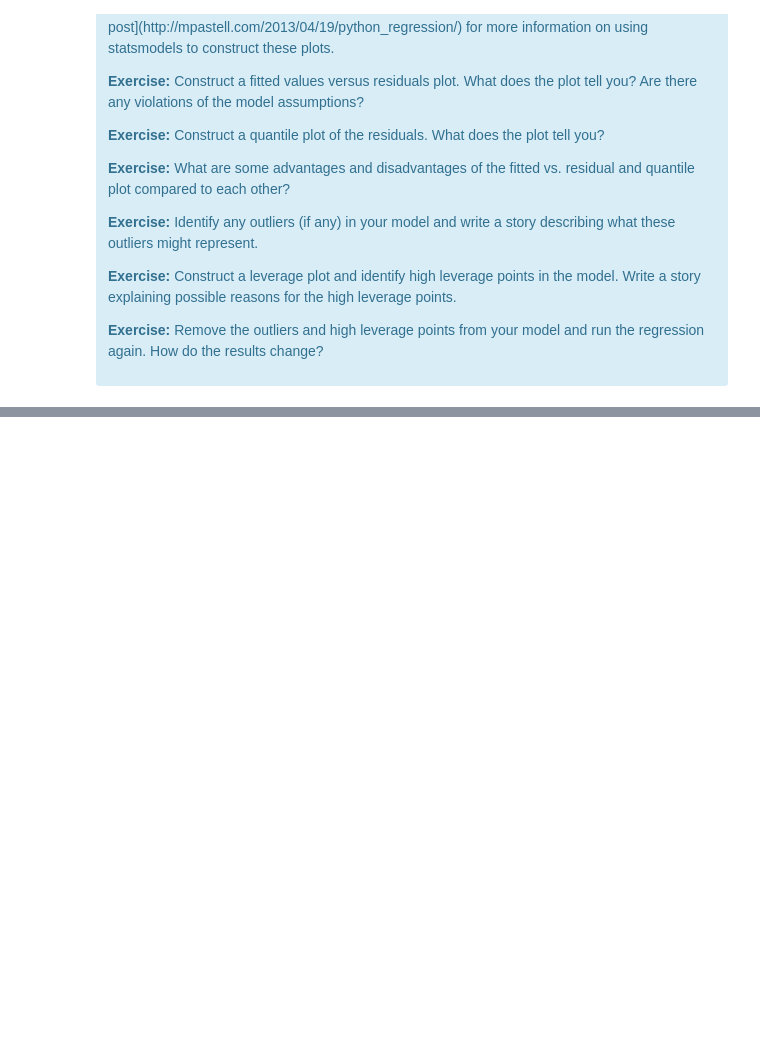
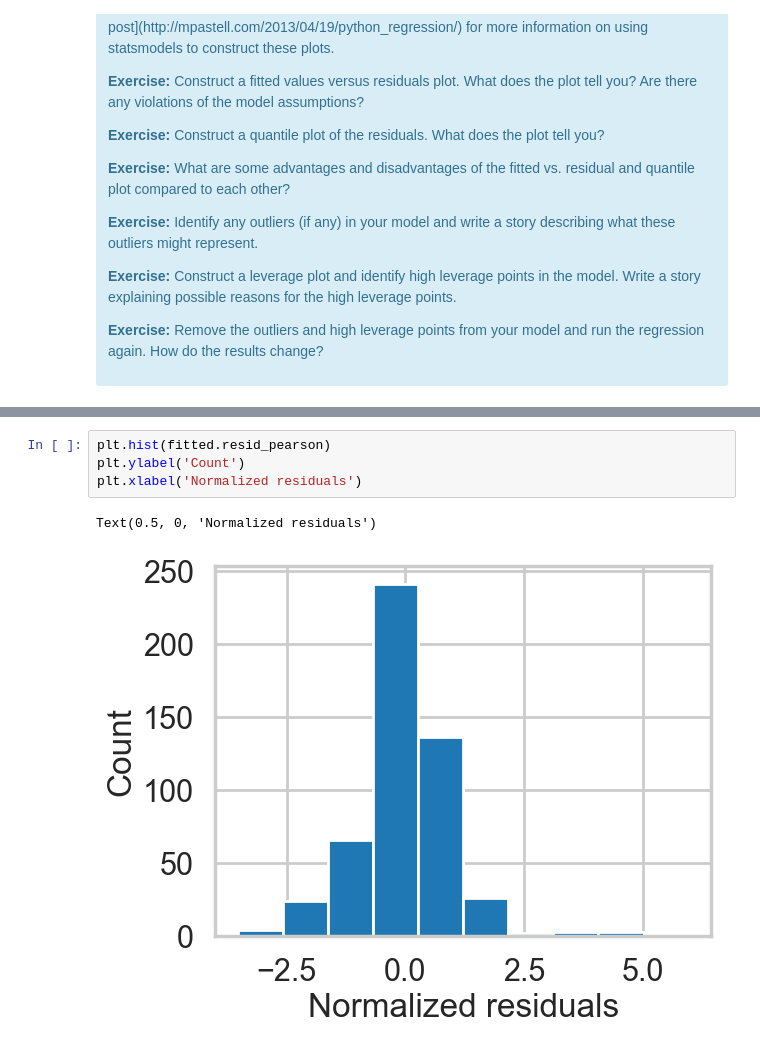
Before and after one commit to jeffreyding18/mec-mini-projects, a Jupyter notebook: mec-11.4.1-linear-regression-mini-project/Mini_Project_Linear_Regression.ipynb, the cells around one changed output, grey strips where cells are left out. Cells and saved outputs as stored; diff of their text form; blank space fills up the shorter version.

```diff
--- a/mec-11.4.1-linear-regression-mini-project/Mini_Project_Linear_Regression.ipynb
+++ b/mec-11.4.1-linear-regression-mini-project/Mini_Project_Linear_Regression.ipynb
@@ -849,0 +849,7 @@ There are some other issues that are important investigate with linear regressio
+# %%
+plt.hist(fitted.resid_pearson)
+plt.ylabel('Count')
+plt.xlabel('Normalized residuals')
+# %% [output]
+Text(0.5, 0, 'Normalized residuals')
+[figure, added]
```
Also changed, not shown: parts of 15 cells of this notebook.
